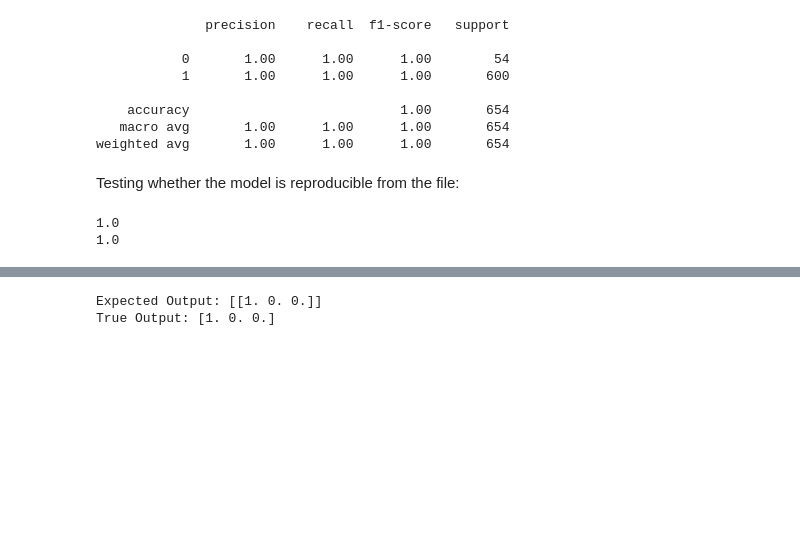
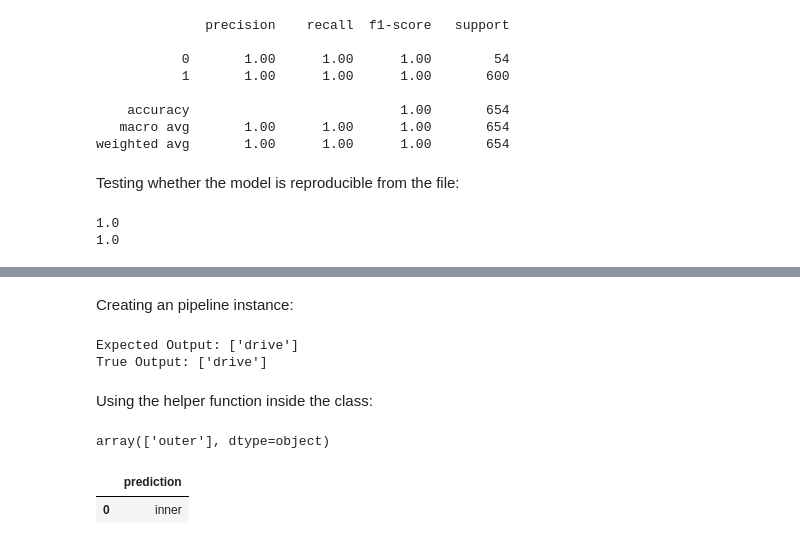
Before and after one commit to Leomares/crwu-fault-detection, a Jupyter notebook: notebooks/model-training.ipynb, the cells around one changed output, grey strips where cells are left out. Cells and saved outputs as stored; diff of their text form; code cells hidden in the pictures; blank space fills up the shorter version.

```diff
--- a/notebooks/model-training.ipynb
+++ b/notebooks/model-training.ipynb
@@ -892,8 +911,71 @@ from src.model import InferenceModel, model_inference
+# %% [markdown]
+Creating an pipeline instance:
 # %%
-expected_output = InferenceModel.model_inference(model_path,features=X_test.iloc[0].to_dict())
+expected_output = InferencePipeline.inference_from_file(model_path,features=X_test.iloc[0].to_dict())
 true_output = y_test.iloc[0].to_numpy()
 print("Expected Output:", expected_output)
 print("True Output:", true_output)
 # %% [output]
-Expected Output: [[1. 0. 0.]]
-True Output: [1. 0. 0.]
+Expected Output: ['drive']
+True Output: ['drive']
+# %% [markdown]
+Using the helper function inside the class:
+# %%
+test_response = dataset.loc[0,input_columns]
+InferencePipeline.inference_from_file("../model/pipeline_fault_multiclass_ca26556f5f6446f0d69c4439a2001b4d.joblib", test_response)
+# %% [output]
+array(['outer'], dtype=object)
+# %%
+example_entry = {
+    "feat_avg_power": 0.030597,
+    "feat_narrowband_power_rate": 0.563379,
+    "feat_most_relevant_binned_freq": 3299.5,
+    "feat_most_relevant_binned_power": 471528.555255,
+    "feat_binned_fft_power_bin_0": 0.142834,
+    "feat_binned_fft_power_bin_1": 0.13092,
+    "feat_binned_fft_power_bin_2": 0.05645,
+    "feat_binned_fft_power_bin_3": 0.068233,
+    "feat_binned_fft_power_bin_4": 0.124684,
+    "feat_binned_fft_power_bin_5": 0.206198,
+    "feat_binned_fft_power_bin_6": 0.122136,
+    "feat_binned_fft_power_bin_7": 0.084743,
+    "feat_binned_fft_power_bin_8": 0.062271,
+    "feat_binned_fft_power_bin_9": 0.001533,
+    "feat_dominant_freq": 0.0,
+    "feat_kurtosis": 3.776068,
+    "mat_file": "/home/lmres/storage/projects/cwru-fault-detection/data/mat_files/210.mat",
+    "sampling_rate": 12000,
+    "motor_load_hp": 1,
+    "motor_speed_rpm": 1772,
+    "fault_size_in": 0.021,
+    "telemetry_position": "FE_0",
+    "has_fault": 1,
+    "fault_type_ball": 0.0,
+    "fault_type_inner": 1.0,
+    "fault_type_none": 0.0,
+    "fault_type_outer": 0.0,
+    "fault_position_drive": 1.0,
+    "fault_position_fan": 0.0,
+    "fault_position_none": 0.0,
+    "feat_dominant_freq": 0.0,
+    "feat_kurtosis": 3.776068,
+    "mat_file": "/home/lmres/storage/projects/cwru-fault-detection/data/mat_files/210.mat",
+    "sampling_rate": 12000,
+    "motor_load_hp": 1,
+    "motor_speed_rpm": 1772,
+    "fault_size_in": 0.021,
+    "telemetry_position": "FE_0",
+    "has_fault": 1,
+    "fault_type_ball": 0.0,
+    "fault_type_inner": 1.0,
+    "fault_type_none": 0.0,
+    "fault_type_outer": 0.0,
+    "fault_position_drive": 1.0,
+    "fault_position_fan": 0.0,
+    "fault_position_none": 0.0
+}
+
+InferenceModel.model_inference("../model/pipeline_fault_multiclass_ca26556f5f6446f0d69c4439a2001b4d.joblib", {col: example_entry[col] for col in input_columns})
+# %% [output]
+|  | prediction |
+| 0 | inner |
```
Also changed, not shown: parts of 13 cells of this notebook, 5 other files.
